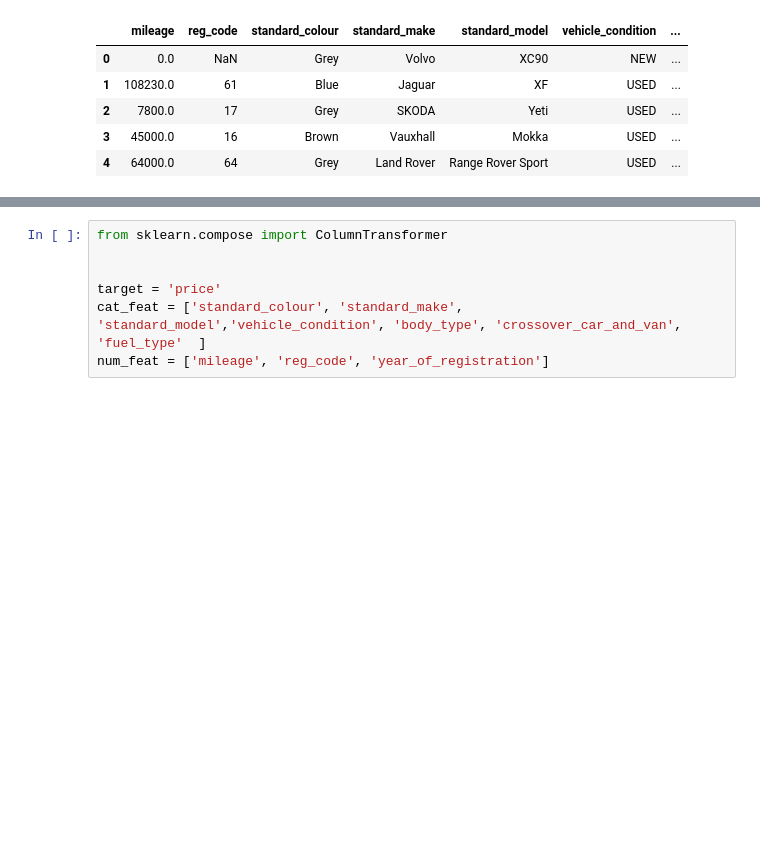
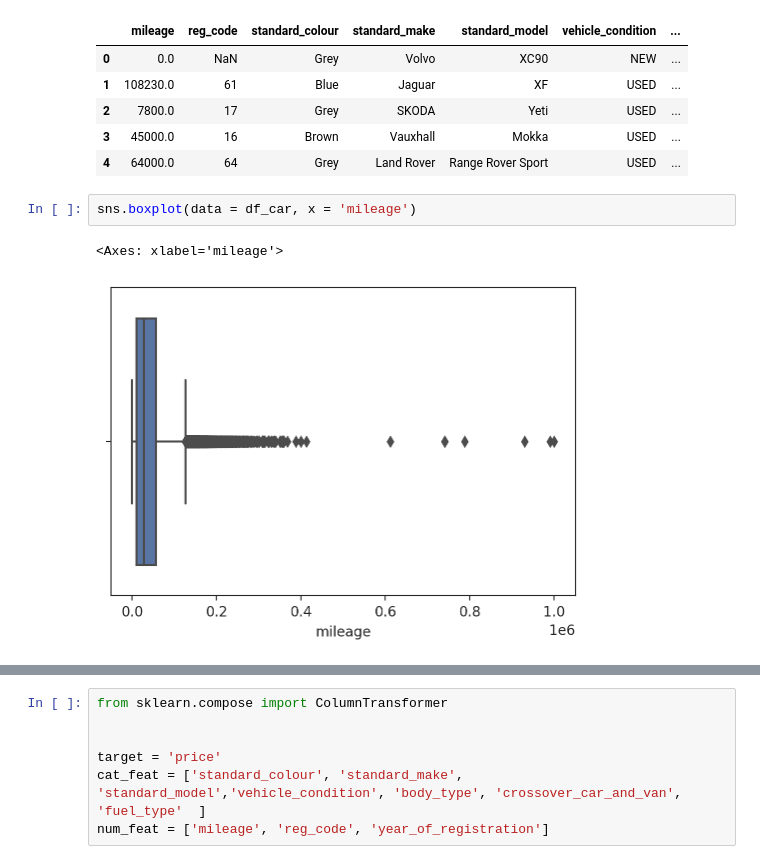
Before and after one commit to kessingtonosazee/GCP_Project_1, a Jupyter notebook: assessmentb.ipynb, the cells around one changed output, grey strips where cells are left out. Cells and saved outputs as stored; diff of their text form; blank space fills up the shorter version.

```diff
--- a/assessmentb.ipynb
+++ b/assessmentb.ipynb
@@ -98,3 +98,8 @@ df_car.head()
 | 2 | 7800.0 | 17 | Grey | SKODA | Yeti | USED | ... |
 | 3 | 45000.0 | 16 | Brown | Vauxhall | Mokka | USED | ... |
 | 4 | 64000.0 | 64 | Grey | Land Rover | Range Rover Sport | USED | ... |
+# %%
+sns.boxplot(data = df_car, x = 'mileage')
+# %% [output]
+<Axes: xlabel='mileage'>
+[figure, added]
```
Also changed, not shown: parts of 12 cells of this notebook.
